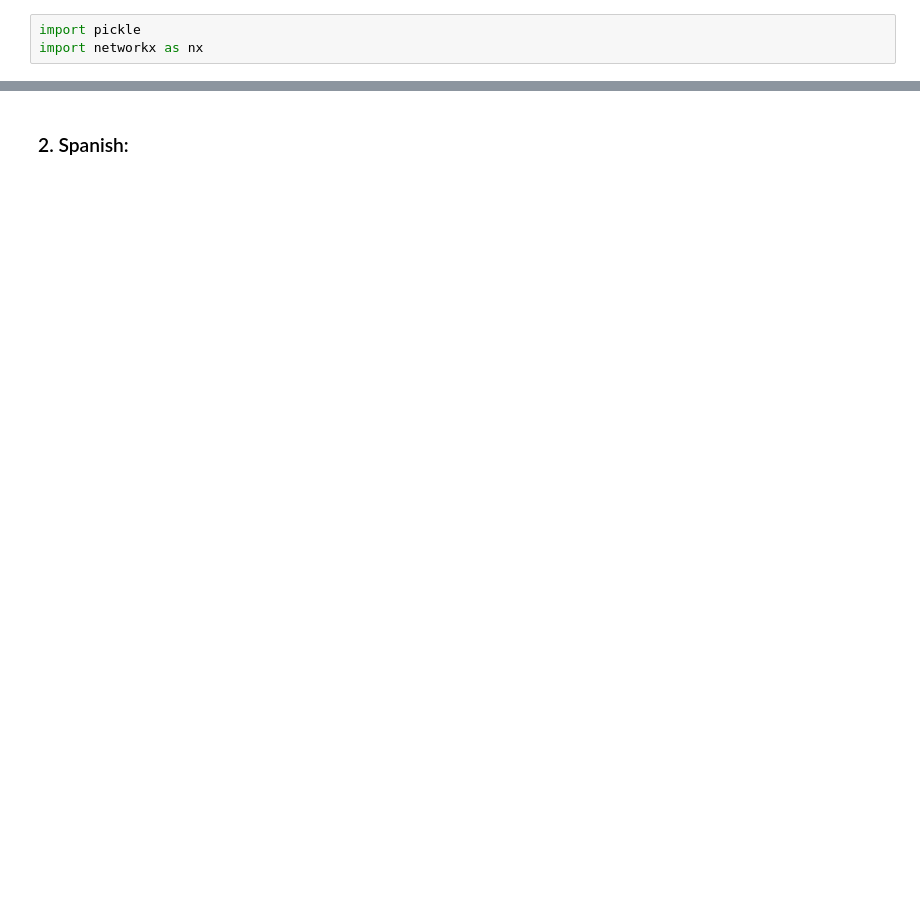
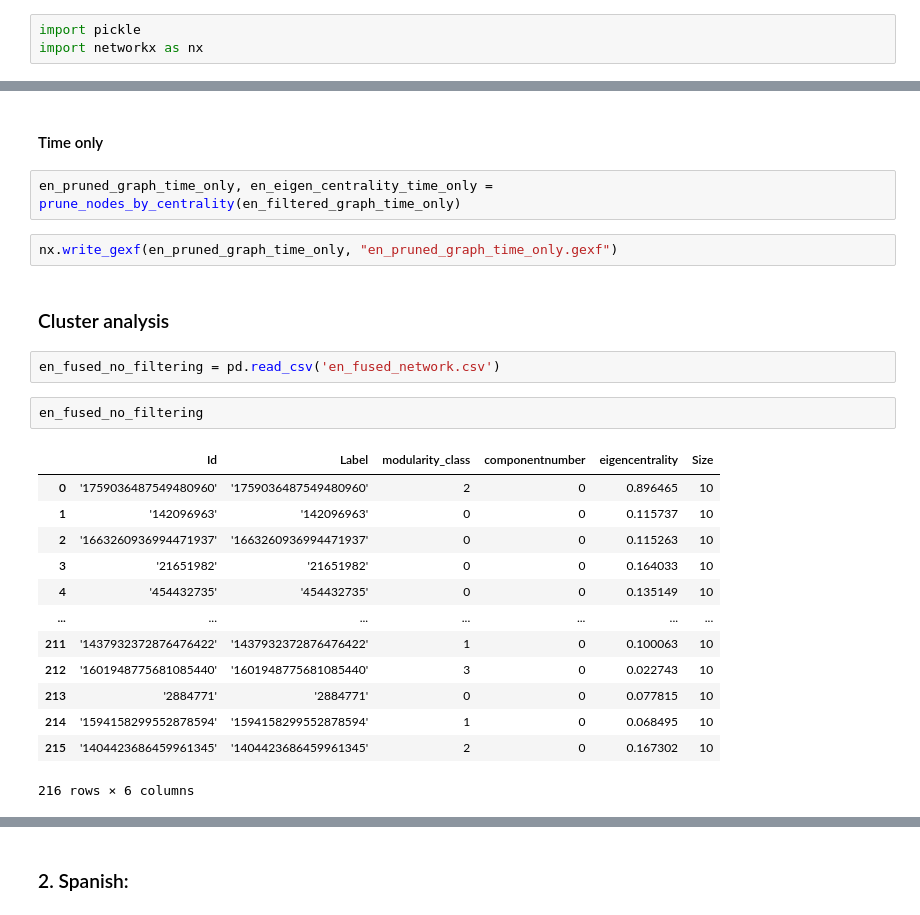
Before and after one commit to bowenyi-pierre/humans-lab-hackathon-24, a Jupyter notebook: Code/Networks/Network Fusion.ipynb, the cells around one changed output, grey strips where cells are left out. Saved outputs shown, nothing was run; the diff lists cells and outputs as text; blank space fills up the shorter version.

```diff
--- a/Code/Networks/Network Fusion.ipynb
+++ b/Code/Networks/Network Fusion.ipynb
@@ -101,0 +264,26 @@ Number of edges: 106400
+# %% [markdown]
+#### Time only
+# %%
+en_pruned_graph_time_only, en_eigen_centrality_time_only = prune_nodes_by_centrality(en_filtered_graph_time_only)
+# %%
+nx.write_gexf(en_pruned_graph_time_only, "en_pruned_graph_time_only.gexf")
+# %% [markdown]
+### Cluster analysis
+# %%
+en_fused_no_filtering = pd.read_csv('en_fused_network.csv')
+# %%
+en_fused_no_filtering
+# %% [output]
+|  | Id | Label | modularity_class | componentnumber | eigencentrality | Size |
+| 0 | '1759036487549480960' | '1759036487549480960' | 2 | 0 | 0.896465 | 10 |
+| 1 | '142096963' | '142096963' | 0 | 0 | 0.115737 | 10 |
+| 2 | '1663260936994471937' | '1663260936994471937' | 0 | 0 | 0.115263 | 10 |
+| 3 | '21651982' | '21651982' | 0 | 0 | 0.164033 | 10 |
+| 4 | '454432735' | '454432735' | 0 | 0 | 0.135149 | 10 |
+| ... | ... | ... | ... | ... | ... | ... |
+| 211 | '1437932372876476422' | '1437932372876476422' | 1 | 0 | 0.100063 | 10 |
+| 212 | '1601948775681085440' | '1601948775681085440' | 3 | 0 | 0.022743 | 10 |
+| 213 | '2884771' | '2884771' | 0 | 0 | 0.077815 | 10 |
+| 214 | '1594158299552878594' | '1594158299552878594' | 1 | 0 | 0.068495 | 10 |
+| 215 | '1404423686459961345' | '1404423686459961345' | 2 | 0 | 0.167302 | 10 |
+216 rows × 6 columns
```
Also changed, not shown: parts of 79 cells of this notebook.
